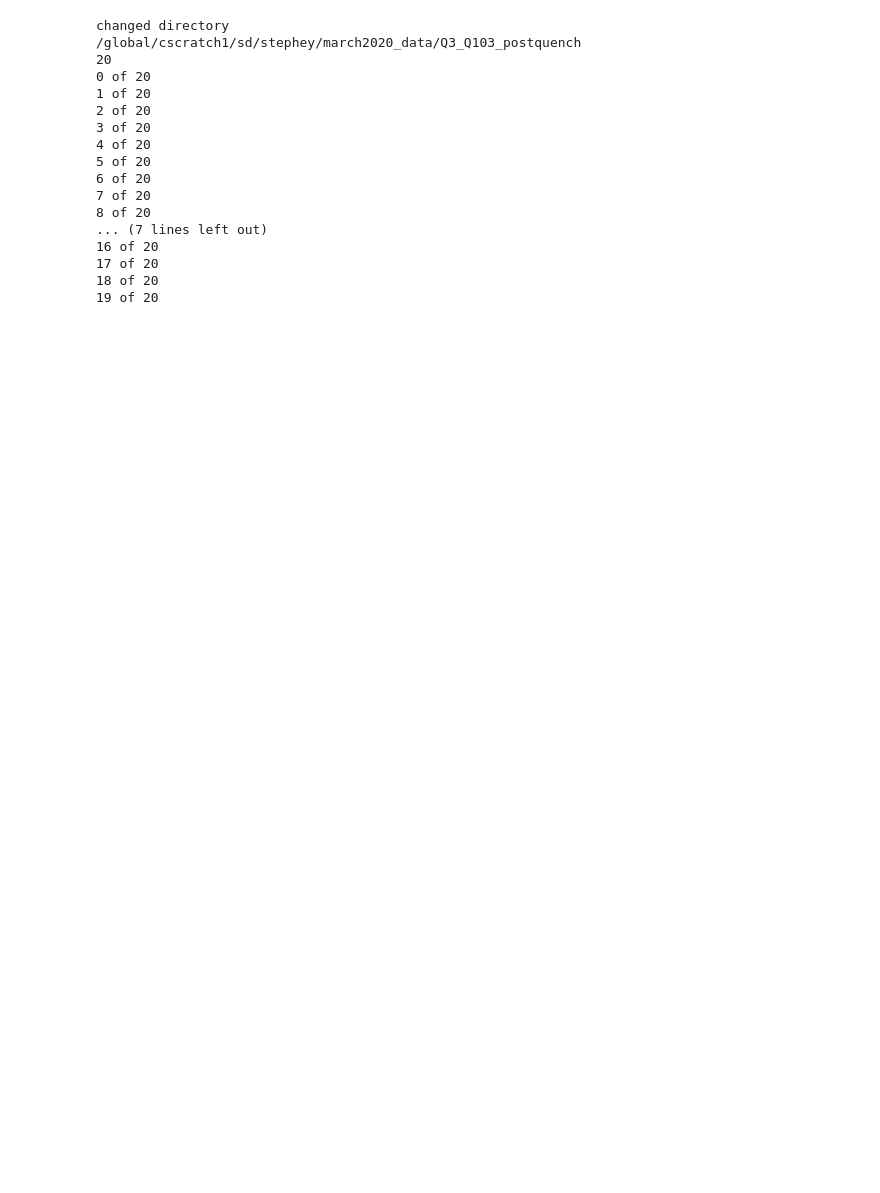
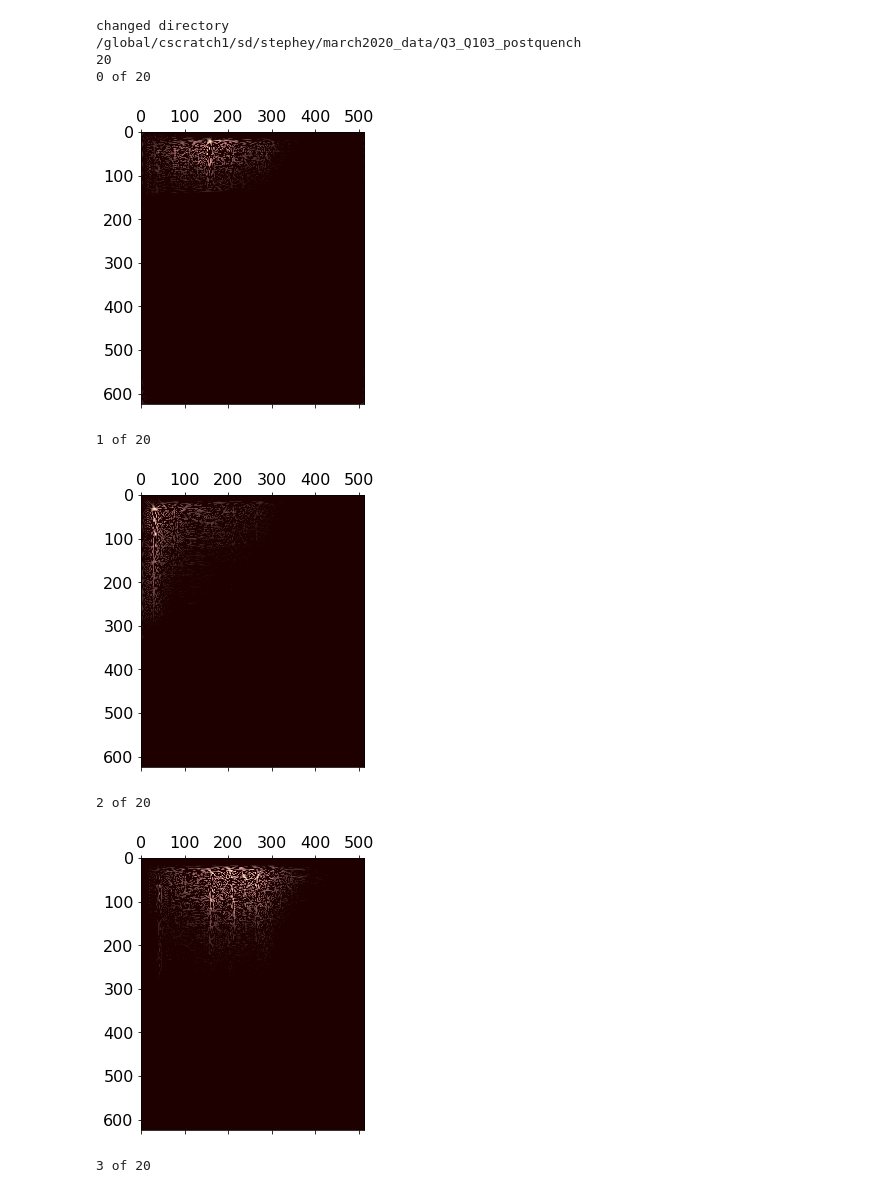
Before and after one commit to lastephey/magnet-notebooks, a Jupyter notebook: notebooks/process_post_quench_data.ipynb, the cells around one changed output. Drawn from its saved outputs; the diff is of its cells as text; code cells hidden in the pictures; blank space fills up the shorter version.

```diff
--- a/notebooks/process_post_quench_data.ipynb
+++ b/notebooks/process_post_quench_data.ipynb
@@ -3,6 +3,12 @@ import os
 import glob
 import numpy as np
 
+import matplotlib.pyplot as plt
+
+plt.style.use('demo_style.mplstyle')
+
+colormap='pink'
+
 #q003_path = '/global/cscratch1/sd/stephey/march2020_data/Output'
 #q103_path = '/global/cscratch1/sd/stephey/march2020_data/Output2'
 pq_path = '/global/cscratch1/sd/stephey/march2020_data/Q3_Q103_postquench'
@@ -12,44 +18,40 @@ pq_path = '/global/cscratch1/sd/stephey/march2020_data/Q3_Q103_postquench'
 try:
     os.chdir(pq_path)
     print("changed directory")
 except OSError:
     print("could not change directory")
 
 #won't work from desktop moving files
 print(os.getcwd())
 
 #generate list of all files in directory
 csv_files=glob.glob("*.csv")
 
 #print(csv_files)
 print(len(csv_files))
 
 #ok now loop thorugh all csv files and convert into numpy arrays
 #preallocate array for image data, 512 rows (freq) by 625 columns (duration), i think maxim has htis backwards
 #one big file is like 8 gb, too big apparently!
 nimages = len(csv_files)
 
 img_buffer = np.zeros((nimages,625,512))
 for i, readfile in enumerate(csv_files):
     print("%s of %s" %(i, nimages))
     img_buffer[i,:,:] = np.loadtxt(readfile,delimiter=",")
+    plt.matshow(img_buffer[i,:,:],cmap=colormap)
+    plt.axis('equal')
+    plt.show()
 
-np.save('pq_rawdata.npy',img_buffer)
+#np.save('pq_rawdata.npy',img_buffer)
 # %% [output]
 changed directory
 /global/cscratch1/sd/stephey/march2020_data/Q3_Q103_postquench
 20
 0 of 20
-1 of 20
-2 of 20
-3 of 20
-4 of 20
-5 of 20
-6 of 20
-7 of 20
-8 of 20
-... (7 lines left out)
-16 of 20
-17 of 20
-18 of 20
-19 of 20
+[figure, added]
+1 of 20
+[figure, added]
+2 of 20
+[figure, added]
+3 of 20
```
Also changed, not shown: parts of 1 cell of this notebook.
